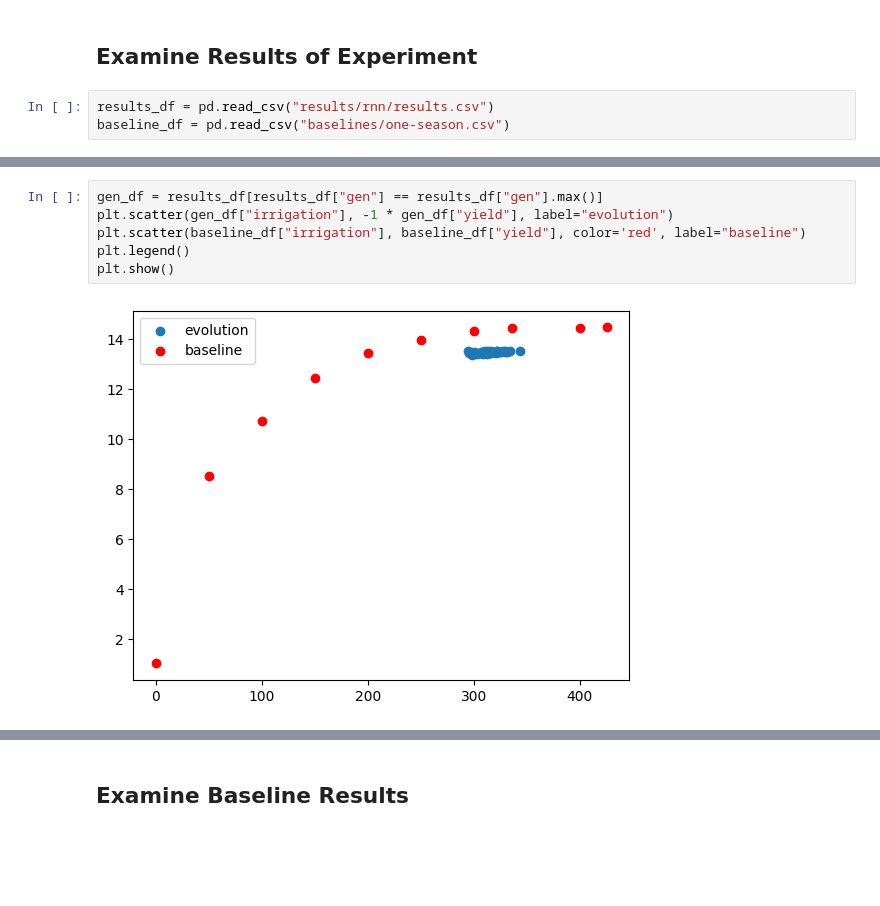
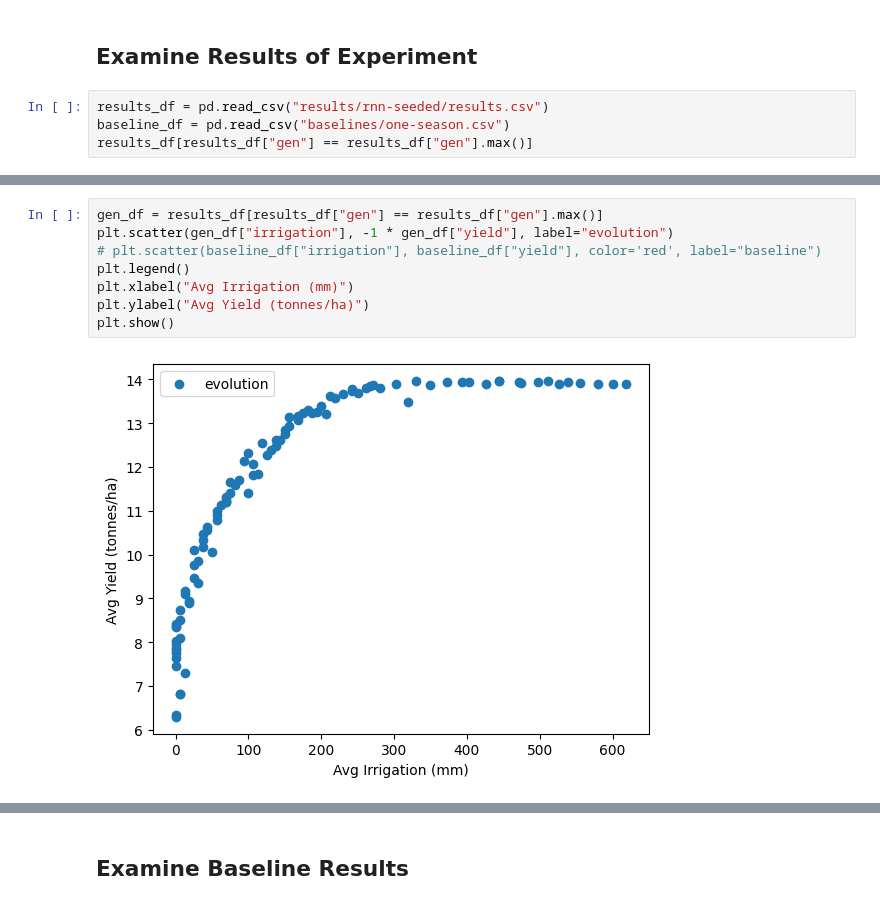
Before and after one commit to danyoungday/praise, a Jupyter notebook: play.ipynb, the cells around one changed output, grey strips where cells are left out. Cells and saved outputs as stored; diff of their text form; blank space fills up the shorter version.

```diff
--- a/play.ipynb
+++ b/play.ipynb
@@ -55,5 +57,6 @@ tensor([ 0.4441,  0.2201, -0.0656, -0.1627, -0.0057, -0.1291,  0.0015,  0.2833,
 # %% [markdown]
 ## Examine Results of Experiment
 # %%
-results_df = pd.read_csv("results/rnn/results.csv")
+results_df = pd.read_csv("results/rnn-seeded/results.csv")
 baseline_df = pd.read_csv("baselines/one-season.csv")
+results_df[results_df["gen"] == results_df["gen"].max()]
@@ -60,11 +77,13 @@ baseline_df = pd.read_csv("baselines/one-season.csv")
 # %%
 gen_df = results_df[results_df["gen"] == results_df["gen"].max()]
 plt.scatter(gen_df["irrigation"], -1 * gen_df["yield"], label="evolution")
-plt.scatter(baseline_df["irrigation"], baseline_df["yield"], color='red', label="baseline")
+# plt.scatter(baseline_df["irrigation"], baseline_df["yield"], color='red', label="baseline")
 plt.legend()
+plt.xlabel("Avg Irrigation (mm)")
+plt.ylabel("Avg Yield (tonnes/ha)")
 plt.show()
 # %% [output]
-[figure, old version]
+[figure, new version]
 # %%
 plt.scatter(gen_df["irrigation"], gen_df["mulch_pct"], c=-1 * gen_df["yield"])
 plt.xlabel("Irrigation (mm)")
```
Also changed, not shown: parts of 8 cells of this notebook, 9 other files.
